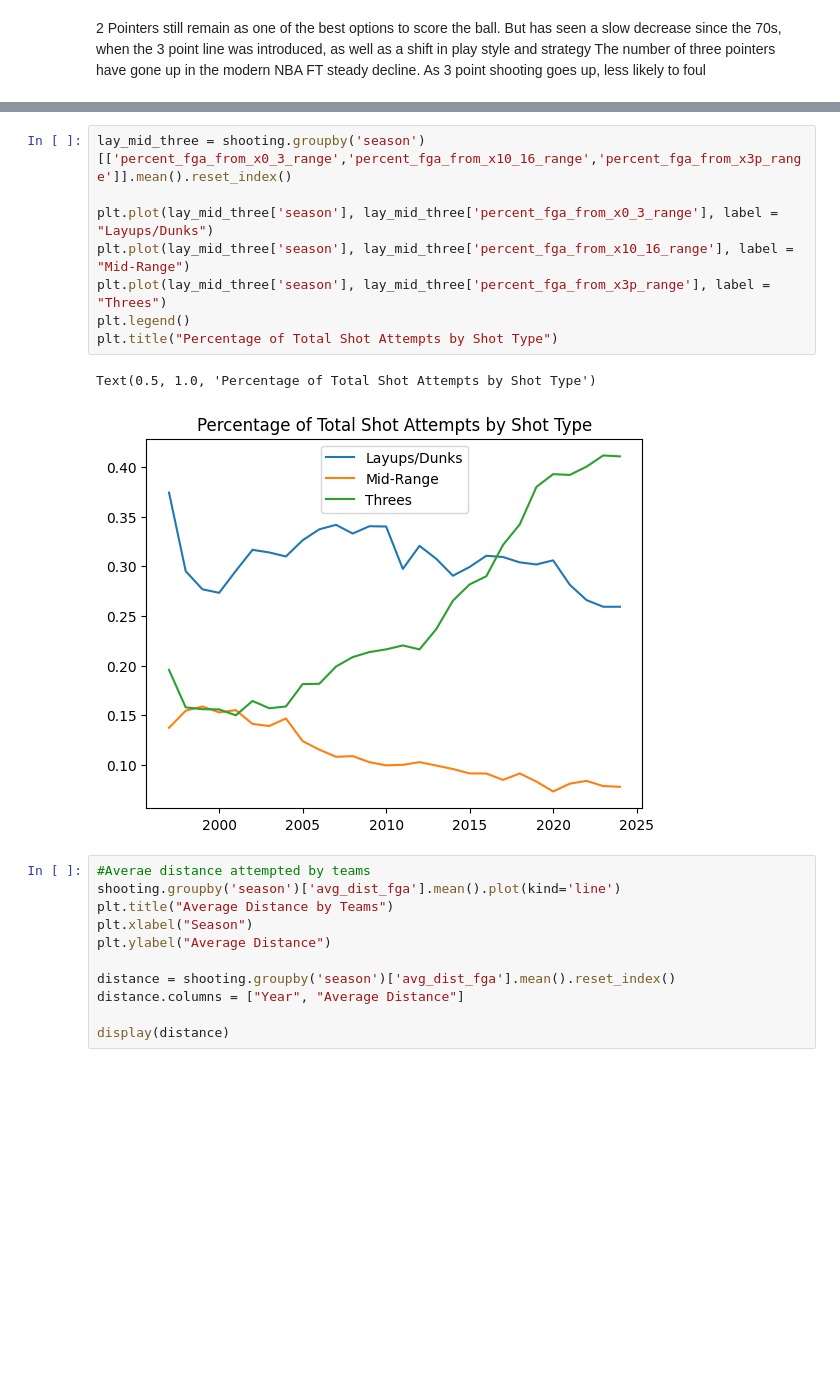
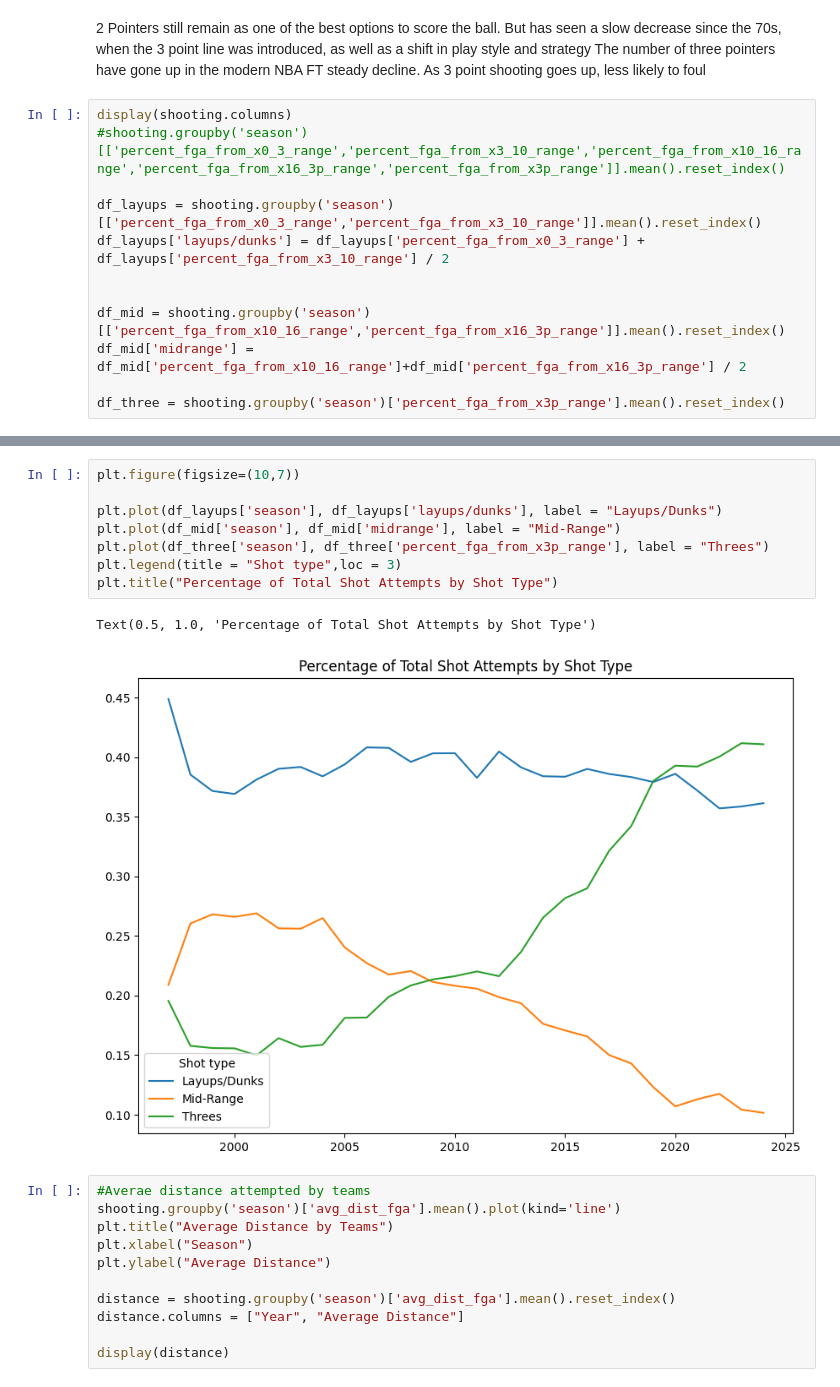
Before and after one commit to pgeneta/Basketball-Analysis, a Jupyter notebook: Basketball evolution.ipynb, the cells around one changed output, grey strips where cells are left out. Cells and saved outputs as stored; diff of their text form; blank space fills up the shorter version.

```diff
--- a/Basketball evolution.ipynb
+++ b/Basketball evolution.ipynb
@@ -119,3 +144,15 @@ Text(0.5, 1.0, 'Proportion of Points by Shot type time series')
 2 Pointers still remain as one of the best options to score the ball. But has seen a slow decrease since the 70s, when the 3 point line was introduced, as well as a shift in play style and strategy
 The number of three pointers have gone up in the modern NBA
 FT steady decline. As 3 point shooting goes up, less likely to foul
+# %%
+display(shooting.columns)
+#shooting.groupby('season')[['percent_fga_from_x0_3_range','percent_fga_from_x3_10_range','percent_fga_from_x10_16_range','percent_fga_from_x16_3p_range','percent_fga_from_x3p_range']].mean().reset_index()
+
+df_layups = shooting.groupby('season')[['percent_fga_from_x0_3_range','percent_fga_from_x3_10_range']].mean().reset_index()
+df_layups['layups/dunks'] = df_layups['percent_fga_from_x0_3_range'] + df_layups['percent_fga_from_x3_10_range'] / 2
+
+
+df_mid = shooting.groupby('season')[['percent_fga_from_x10_16_range','percent_fga_from_x16_3p_range']].mean().reset_index()
+df_mid['midrange'] = df_mid['percent_fga_from_x10_16_range']+df_mid['percent_fga_from_x16_3p_range'] / 2
+
+df_three = shooting.groupby('season')['percent_fga_from_x3p_range'].mean().reset_index()
@@ -122,14 +189,14 @@ FT steady decline. As 3 point shooting goes up, less likely to foul
 # %%
-lay_mid_three = shooting.groupby('season')[['percent_fga_from_x0_3_range','percent_fga_from_x10_16_range','percent_fga_from_x3p_range']].mean().reset_index()
+plt.figure(figsize=(10,7))
 
-plt.plot(lay_mid_three['season'], lay_mid_three['percent_fga_from_x0_3_range'], label = "Layups/Dunks")
-plt.plot(lay_mid_three['season'], lay_mid_three['percent_fga_from_x10_16_range'], label = "Mid-Range")
-plt.plot(lay_mid_three['season'], lay_mid_three['percent_fga_from_x3p_range'], label = "Threes")
-plt.legend()
+plt.plot(df_layups['season'], df_layups['layups/dunks'], label = "Layups/Dunks")
+plt.plot(df_mid['season'], df_mid['midrange'], label = "Mid-Range")
+plt.plot(df_three['season'], df_three['percent_fga_from_x3p_range'], label = "Threes")
+plt.legend(title = "Shot type",loc = 3)
 plt.title("Percentage of Total Shot Attempts by Shot Type")
 # %% [output]
 Text(0.5, 1.0, 'Percentage of Total Shot Attempts by Shot Type')
-[figure, old version]
+[figure, new version]
 # %%
 #Averae distance attempted by teams
 shooting.groupby('season')['avg_dist_fga'].mean().plot(kind='line')
```
Also changed, not shown: parts of 18 cells of this notebook.
